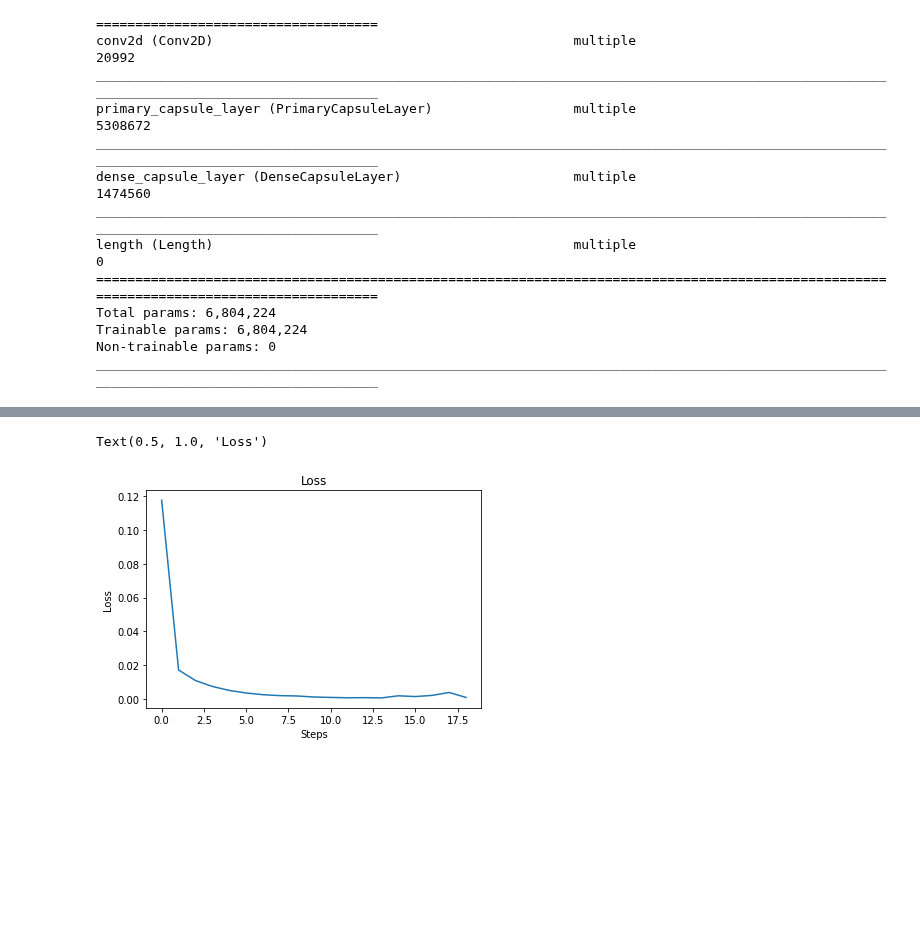
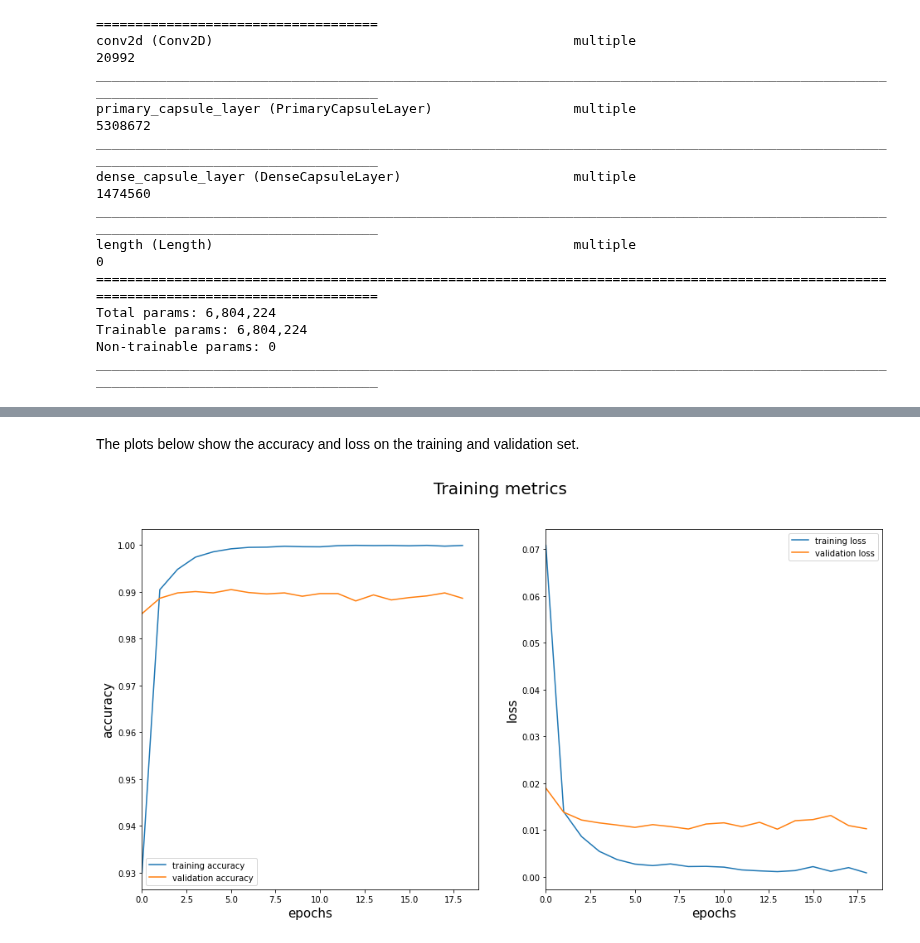
Before and after one commit to metalglove/Fontys-ADS, a Jupyter notebook: Assignments/OP/Open Program.ipynb, the cells around one changed output, grey strips where cells are left out. Cells and saved outputs as stored; diff of their text form; code cells hidden in the pictures; blank space fills up the shorter version.

```diff
--- a/Assignments/OP/Open Program.ipynb
+++ b/Assignments/OP/Open Program.ipynb
@@ -429,4 +429,4 @@ class MarginLoss(Loss):
         incorrect = self.lambda_y * (1.0 - y_true) * tf.square(tf.maximum(0.0, y_pred - self.m_minus))
         loss = correct + incorrect
         # sum of all losses (each capsule output)
-        return tf.reduce_mean(tf.reduce_sum(loss, 1.0))
+        return tf.reduce_mean(tf.reduce_sum(loss, 1))
@@ -435,6 +437,5 @@ class MarginLoss(Loss):
 # %%
-batch_size = 200
-epochs = 100
+batch_size = 100
 train_percentage = 0.6
 validation_percentage = 0.2
 test_percentage = 0.2
@@ -516,8 +524,28 @@ Epoch 00019: saving model to checkpoints/mnist_capsnet\20201129-200011.ckpt
-# %%
-plt.plot(range(len(history.history['loss'])), history.history['loss'])
-plt.xlabel('Steps')
-plt.ylabel('Loss')
-plt.title('Loss')
-# %% [output]
-Text(0.5, 1.0, 'Loss')
-[figure, removed]
+# %% [markdown]
+The plots below show the accuracy and loss on the training and validation set.
+# %%
+from matplotlib.ticker import ScalarFormatter
+
+def visualise_results(history, yscale='linear', epoch_start=0):
+    def plot_graph(history, metric, yscale, epoch_start):
+        plt.plot(history.history[metric])
+        plt.plot(history.history['val_'+metric], '')
+        plt.xlabel("epochs", fontsize=15)
+        plt.ylabel(metric, fontsize=15)
+        plt.legend([f'training {metric}', f'validation {metric}'])
+        plt.xlim(epoch_start, None)
+        plt.yscale(yscale)
+        plt.gca().yaxis.set_major_formatter(ScalarFormatter())
+
+    fig = plt.figure(figsize=(16, 8))
+    fig.suptitle("Training metrics", fontsize=20)
+
+    plt.subplot(1, 2, 1)
+    plot_graph(history, 'accuracy', yscale, epoch_start)
+
+    plt.subplot(1, 2, 2)
+    plot_graph(history, 'loss', yscale, epoch_start)
+
+visualise_results(history)
+# %% [output]
+[figure, added]
```
Also changed, not shown: parts of 20 cells of this notebook, 2 other files.
